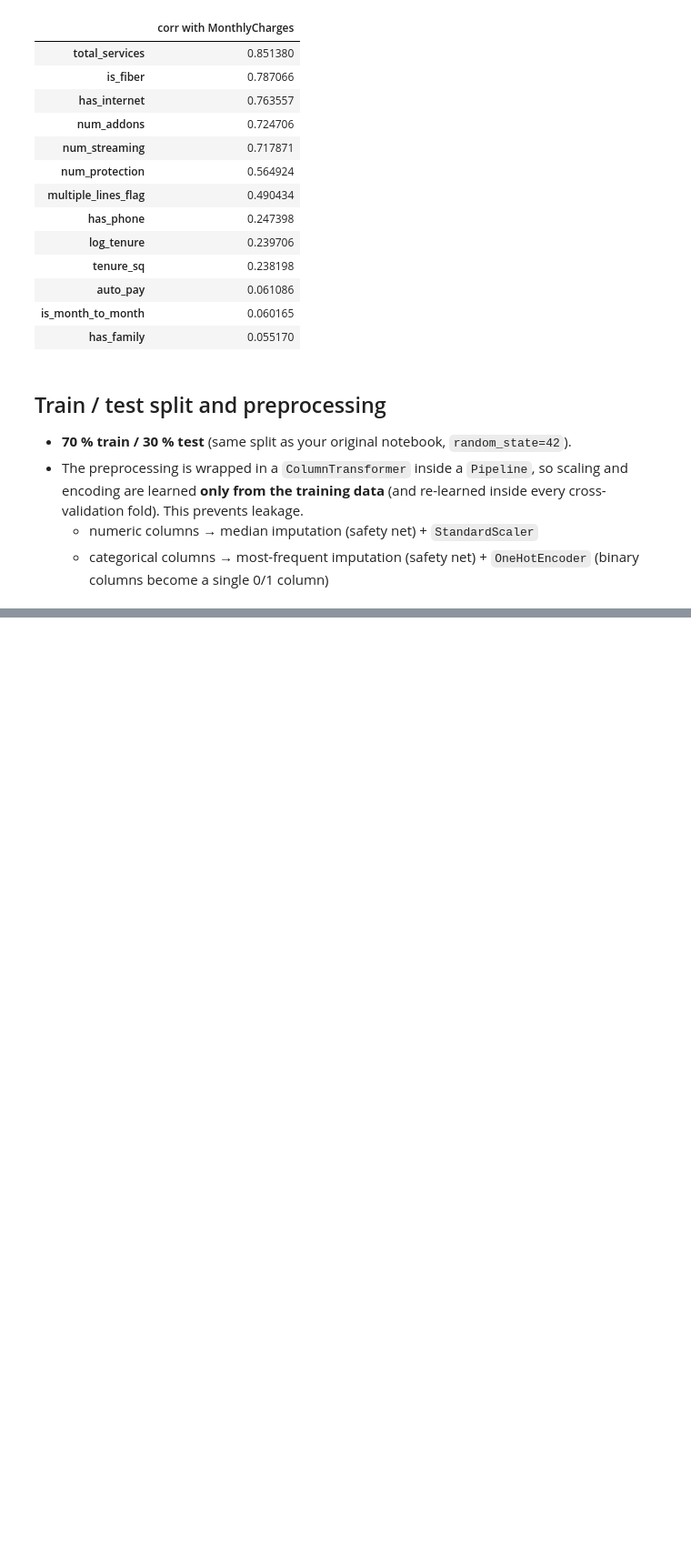
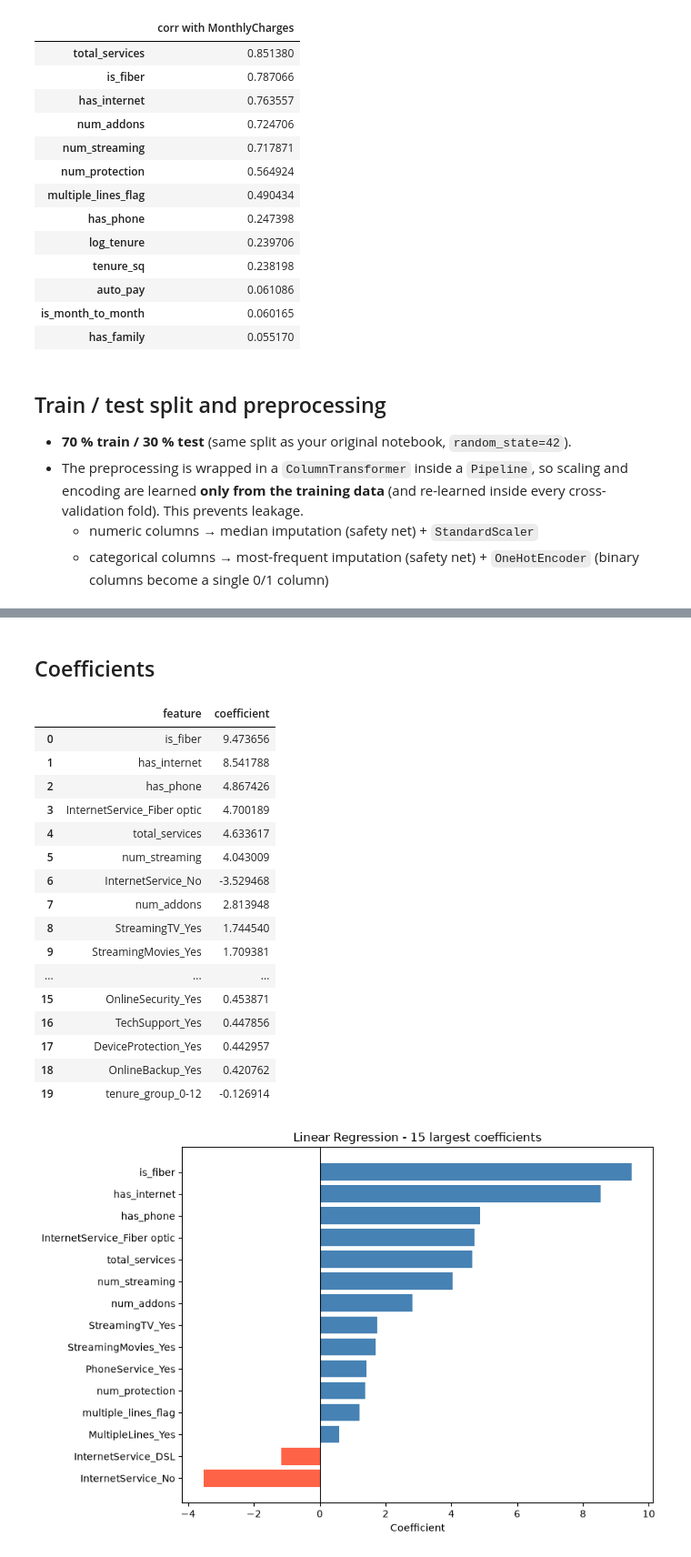
Before and after one commit to anojpradhan/learningDS, a Jupyter notebook: 01_linear_regression.ipynb, the cells around one changed output, grey strips where cells are left out. Shown at 91% size. Saved outputs shown, nothing was run; the diff lists cells and outputs as text; code cells hidden in the pictures; blank space fills up the shorter version.

```diff
--- a/01_linear_regression.ipynb
+++ b/01_linear_regression.ipynb
@@ -300,0 +430,28 @@ Categorical features: 17 ['gender', 'Partner', 'Dependents', 'PhoneService', 'Mu
+# %% [markdown]
+## Coefficients
+# %%
+names = clean_names(lin_reg.named_steps["prep"].get_feature_names_out())
+coefs = lin_reg.named_steps["model"].coef_
+
+coef_df = (pd.DataFrame({"feature": names, "coefficient": coefs}).sort_values("coefficient", key=np.abs, ascending=False).reset_index(drop=True))
+display(coef_df.head(20))
+coef_plot(names, coefs, "Linear Regression - 15 largest coefficients")
+# %% [output]
+|  | feature | coefficient |
+| 0 | is_fiber | 9.473656 |
+| 1 | has_internet | 8.541788 |
+| 2 | has_phone | 4.867426 |
+| 3 | InternetService_Fiber optic | 4.700189 |
+| 4 | total_services | 4.633617 |
+| 5 | num_streaming | 4.043009 |
+| 6 | InternetService_No | -3.529468 |
+| 7 | num_addons | 2.813948 |
+| 8 | StreamingTV_Yes | 1.744540 |
+| 9 | StreamingMovies_Yes | 1.709381 |
+| ... | ... | ... |
+| 15 | OnlineSecurity_Yes | 0.453871 |
+| 16 | TechSupport_Yes | 0.447856 |
+| 17 | DeviceProtection_Yes | 0.442957 |
+| 18 | OnlineBackup_Yes | 0.420762 |
+| 19 | tenure_group_0-12 | -0.126914 |
+[figure, added]
```
Also changed, not shown: parts of 20 cells of this notebook, 2 other files.
